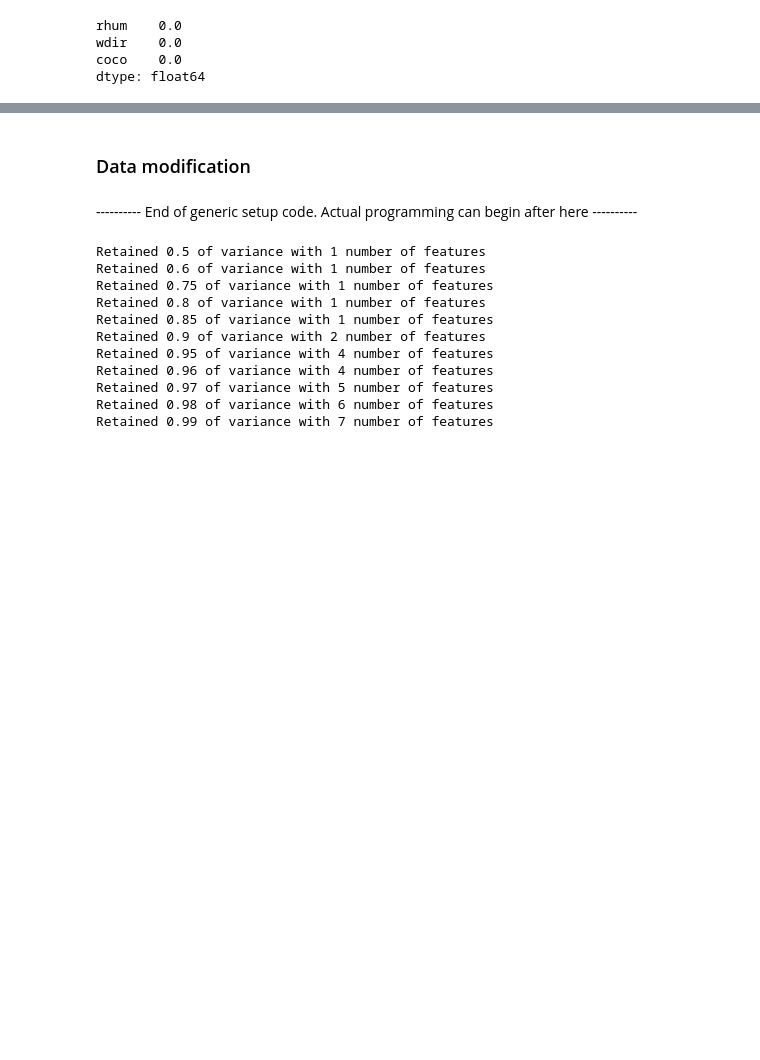
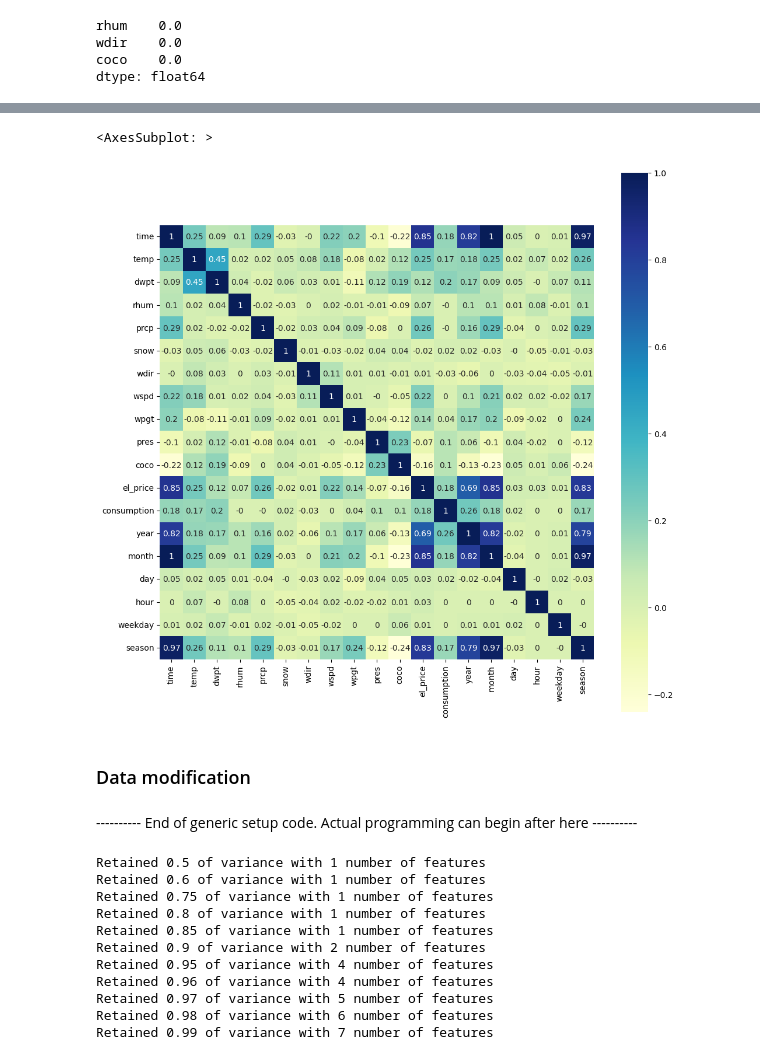
Before and after one commit to Kairixir/ml-tartu-electricity-prediciton, a Jupyter notebook: ML_Project.ipynb, the cells around one changed output, grey strips where cells are left out. Drawn from its saved outputs; the diff is of its cells as text; code cells hidden in the pictures; blank space fills up the shorter version.

```diff
--- a/ML_Project.ipynb
+++ b/ML_Project.ipynb
@@ -337,3 +345,16 @@ memory usage: 722.5 KB
+# %%
+# Correlation method I found at https://stackoverflow.com/questions/48035381/correlation-among-multiple-categorical-variables-pandas
+# Might give completely wrong information, I do not understand its asumptions
+# From what I understand it transforms categorical to nominal values and computes correlation
+
+plt.figure(figsize=(12, 12))
+
+train_corr = train.apply(lambda x: pd.factorize(x)[0]).corr().round(2)
+
+sns.heatmap(train_corr, annot=True, cmap="YlGnBu", square=True)
+# %% [output]
+<AxesSubplot: >
+[figure, added]
 # %% [markdown]
 ### Data modification
 # %% [markdown]
```
Also changed, not shown: parts of 10 cells of this notebook.
